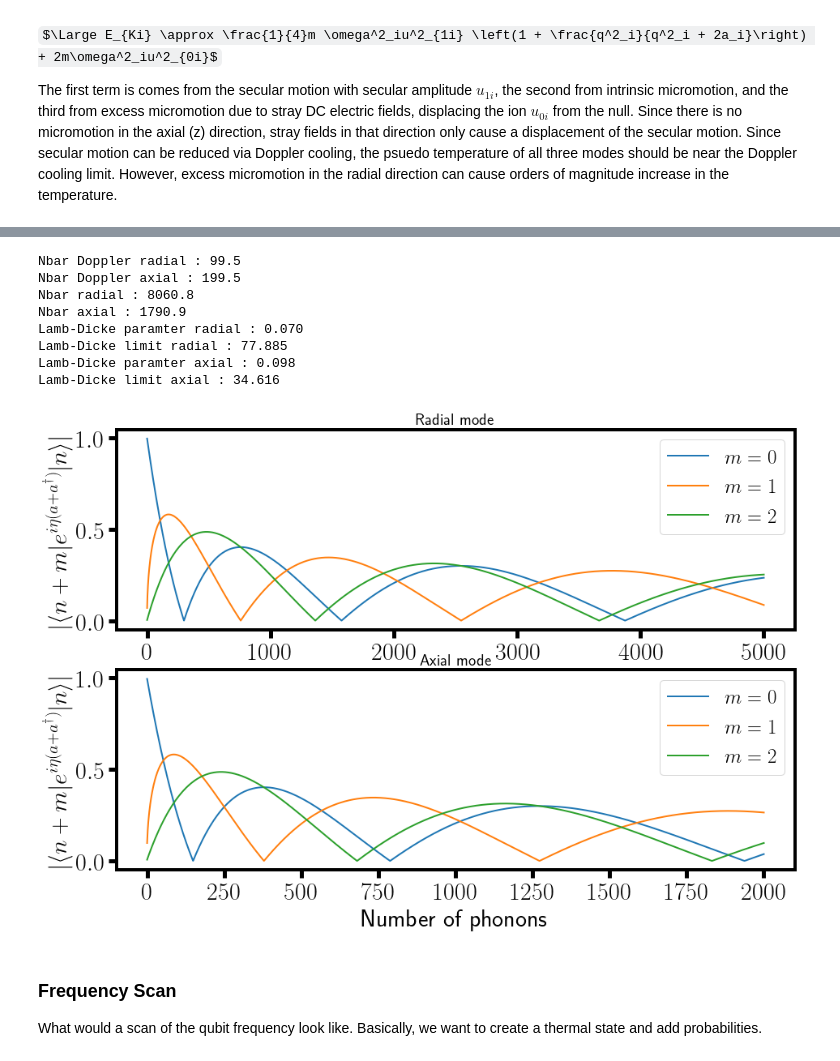
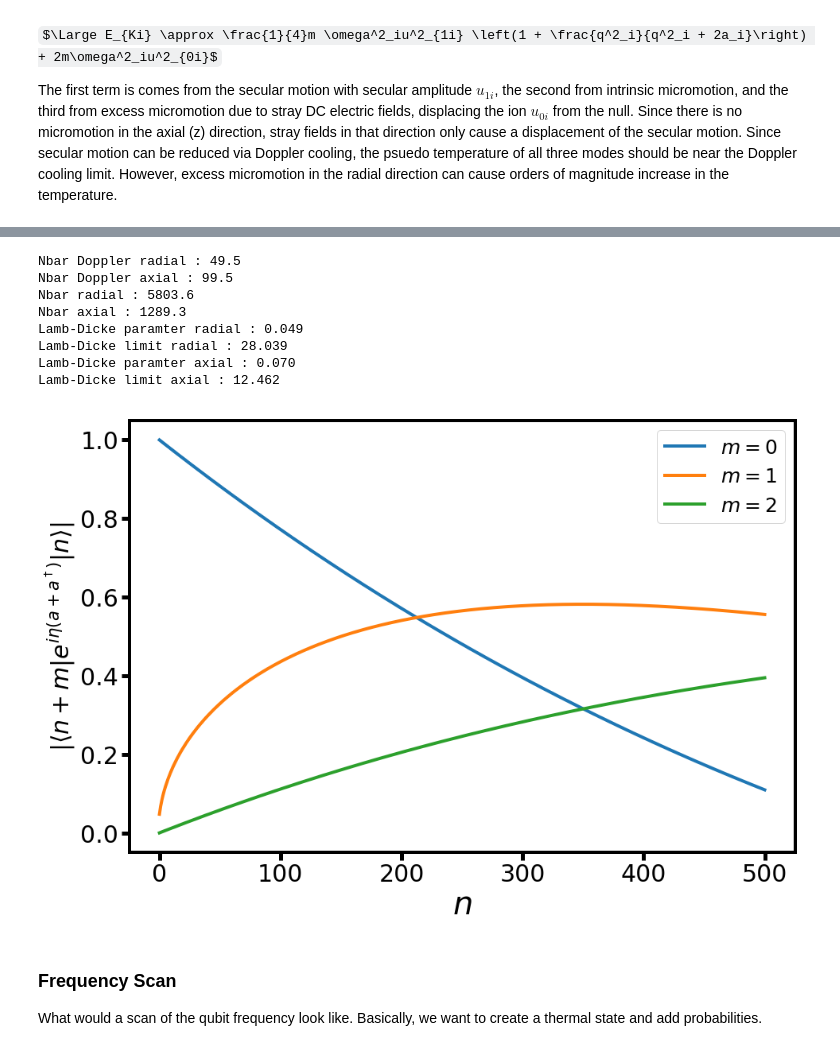
Before and after one commit to barium-project/python-notebooks, a Jupyter notebook: motional_sidebands.ipynb, the cells around one changed output, grey strips where cells are left out. Drawn from its saved outputs; the diff is of its cells as text; code cells hidden in the pictures; some formulas as TeX source.

```diff
--- a/motional_sidebands.ipynb
+++ b/motional_sidebands.ipynb
@@ -14,29 +14,33 @@ $\Large E_{Ki} \approx \frac{1}{4}m \omega^2_iu^2_{1i} \left(1 + \frac{q^2_i}{q^
 
 The first term is comes from the secular motion with secular amplitude $u_{1i}$, the second from intrinsic micromotion, and the third from excess micromotion due to stray DC electric fields, displacing the ion $u_{0i}$ from the null. Since there is no micromotion in the axial (z) direction, stray fields in that direction only cause a displacement of the secular motion. Since secular motion can be reduced via Doppler cooling, the psuedo temperature of all three modes should be near the Doppler cooling limit. However, excess micromotion in the radial direction can cause orders of magnitude increase in the temperature.
 # %%
+from pylab import *
+rcParams['text.usetex'] = False
+rcParams['figure.figsize'] = 15,10
 ## Plot temp vs position on the camera
-omega_r = 2*np.pi*100e3
+omega_r = 2*np.pi*120e3
 omega_z = omega_r/3.
 kb = 1.38e-23
 m = 133*1.66e-27
+hbar = 1.0545e-34
 r = np.linspace(0,3.5e-6,1000)
 T_r = m*r**2*omega_r**2/kb/2
 T_z = m*r**2*omega_z**2/kb/2
 gamma_493 = 2*np.pi*20e6
 T_D = hbar*gamma_493/2/kb
-print 'Doppler temp (uK):', '{:.0f}'.format(T_D*1e6)
+print 'Doppler temp :', '{:.0f}'.format(T_D*1e6), 'uK'
 
 
 plot(r*1e6,T_r, linewidth = 3, label = 'radial temp')
 plot(r*1e6,T_z, linewidth = 3, label = 'axial temp')
-tick_params(labelsize = 30)
-tick_params(width=5, length=10)
-ylabel('Temp (K)', fontsize = 30)
-xlabel(r'Maximum Amplidude ($\mu$m)', fontsize = 30)
-legend(fontsize = 25)
+#plt.tick_params(labelsize = 30)
+#tick_params(width=5, length=10)
+plt.ylabel('Temp (K)', fontsize = 30)
+plt.xlabel(r'Maximum Amplidude (um)', fontsize = 30)
+plt.legend(fontsize = 25)
+print 'Radial temp :', '{:.1f}'.format(T_r[-1]*1e3), 'mK'
+print 'Axial temp :', '{:.1f}'.format(T_z[-1]*1e3), 'mK'
 T_r = T_r[-1]
 T_z = T_z[-1]
-print 'Radial temp (mK):', '{:.1f}'.format(T_r*1e3)
-print 'Axial temp (mK):', '{:.1f}'.format(T_z*1e3)
 show()
 # %% [output]
@@ -96,7 +100,7 @@ hbar = 1.054e-34
 k = 2*np.pi/lam
 m = 133*1.66e-27
 kb = 1.38e-23
-omega_r = 2*np.pi*100e3
+omega_r = 2*np.pi*200e3
 omega_z = omega_r/2.
 gamma_493 = 2*np.pi*20e6
 
@@ -114,6 +118,7 @@ print 'Nbar Doppler axial :', '{:.1f}'.format(nbar_D_z)
 print 'Nbar radial :', '{:.1f}'.format(nbar_r)
 print 'Nbar axial :', '{:.1f}'.format(nbar_z)
 
+
 eta_r = k*np.sqrt(hbar/2/m/omega_r)
 eta_z = k*np.sqrt(hbar/2/m/omega_z)
 
@@ -123,7 +128,7 @@ print r'Lamb-Dicke limit radial :', '{:.3f}'.format(eta_r**2*(2*nbar_r+1))
 print r'Lamb-Dicke paramter axial :', '{:.3f}'.format(eta_z)
 print r'Lamb-Dicke limit axial :', '{:.3f}'.format(eta_z**2*(2*nbar_z+1))
 
-n = np.linspace(0,5000,5001)
+n = np.linspace(0,500,501)
 m = 0
 omega_rabi_c = np.exp(-1.*(eta_r**2)/2)*eta_r**m*lag(eta_r**2, n, m)
 
@@ -133,48 +138,51 @@ omega_rabi_fs = np.exp(-1.*(eta_r**2)/2)*eta_r**m*lag(eta_r**2, n, m)/np.sqrt(n+
 m = 2.
 omega_rabi_ss = np.exp(-1.*(eta_r**2)/2)*eta_r**m*lag(eta_r**2, n, m)/np.sqrt((n+1)*(n+2))
 
-subplot(2,1,1)
-plot(n,abs(omega_rabi_c), linewidth = 2, label = r'$m = 0$')
-plot(n,abs(omega_rabi_fs), linewidth = 2, label = r'$m = 1$')
-plot(n,abs(omega_rabi_ss), linewidth = 2, label = r'$m = 2$')
+#subplot(2,1,1)
+plot(n,abs(omega_rabi_c), linewidth = 4, label = r'$m = 0$')
+plot(n,abs(omega_rabi_fs), linewidth = 4, label = r'$m = 1$')
+plot(n,abs(omega_rabi_ss), linewidth = 4, label = r'$m = 2$')
 tick_params(labelsize = 30)
 tick_params(width=5, length=10)
-xlabel('Number of phonons', fontsize = 30)
+xlabel('$n$', fontsize = 40)
 ylabel(r'$\vert\langle n + m\vert e^{i\eta(a+a^\dagger)}\vert n\rangle\vert$', fontsize = 30)
-title('Radial mode', fontsize = 20)
+#title('Radial mode', fontsize = 20)
 legend(fontsize = 25)
 
 n = np.linspace(0,2000,2001)
 m = 0
 omega_rabi_c = np.exp(-1.*(eta_z**2)/2)*eta_z**m*lag(eta_z**2, n, m)
 
 m = 1.0
 omega_rabi_fs = np.exp(-1.*(eta_z**2)/2)*eta_z**m*lag(eta_z**2, n, m)/np.sqrt(n+m)
 
 m = 2.
 omega_rabi_ss = np.exp(-1.*(eta_z**2)/2)*eta_z**m*lag(eta_z**2, n, m)/np.sqrt((n+1)*(n+2))
 
+'''
 subplot(2,1,2)
 plot(n,abs(omega_rabi_c), linewidth = 2, label = r'$m = 0$')
 plot(n,abs(omega_rabi_fs), linewidth = 2, label = r'$m = 1$')
 plot(n,abs(omega_rabi_ss), linewidth = 2, label = r'$m = 2$')
 tick_params(labelsize = 30)
 tick_params(width=5, length=10)
 xlabel('Number of phonons', fontsize = 30)
 ylabel(r'$\vert\langle n + m\vert e^{i\eta(a+a^\dagger)}\vert n\rangle\vert$', fontsize = 30)
 legend(fontsize = 25)
 title('Axial mode', fontsize = 20)
+'''
 show()
+#savefig('motional_matrix_elements.png', bbox_inches='tight', transparent = True)
 # %% [output]
-Nbar Doppler radial : 99.5
-Nbar Doppler axial : 199.5
-Nbar radial : 8060.8
-Nbar axial : 1790.9
-Lamb-Dicke paramter radial : 0.070
-Lamb-Dicke limit radial : 77.885
-Lamb-Dicke paramter axial : 0.098
-Lamb-Dicke limit axial : 34.616
+Nbar Doppler radial : 49.5
+Nbar Doppler axial : 99.5
+Nbar radial : 5803.6
+Nbar axial : 1289.3
+Lamb-Dicke paramter radial : 0.049
+Lamb-Dicke limit radial : 28.039
+Lamb-Dicke paramter axial : 0.070
+Lamb-Dicke limit axial : 12.462
-[figure, old version]
+[figure, new version]
 # %% [markdown]
 ### Frequency Scan
 
```
Also changed, not shown: parts of 2 cells of this notebook, 22 other files.
